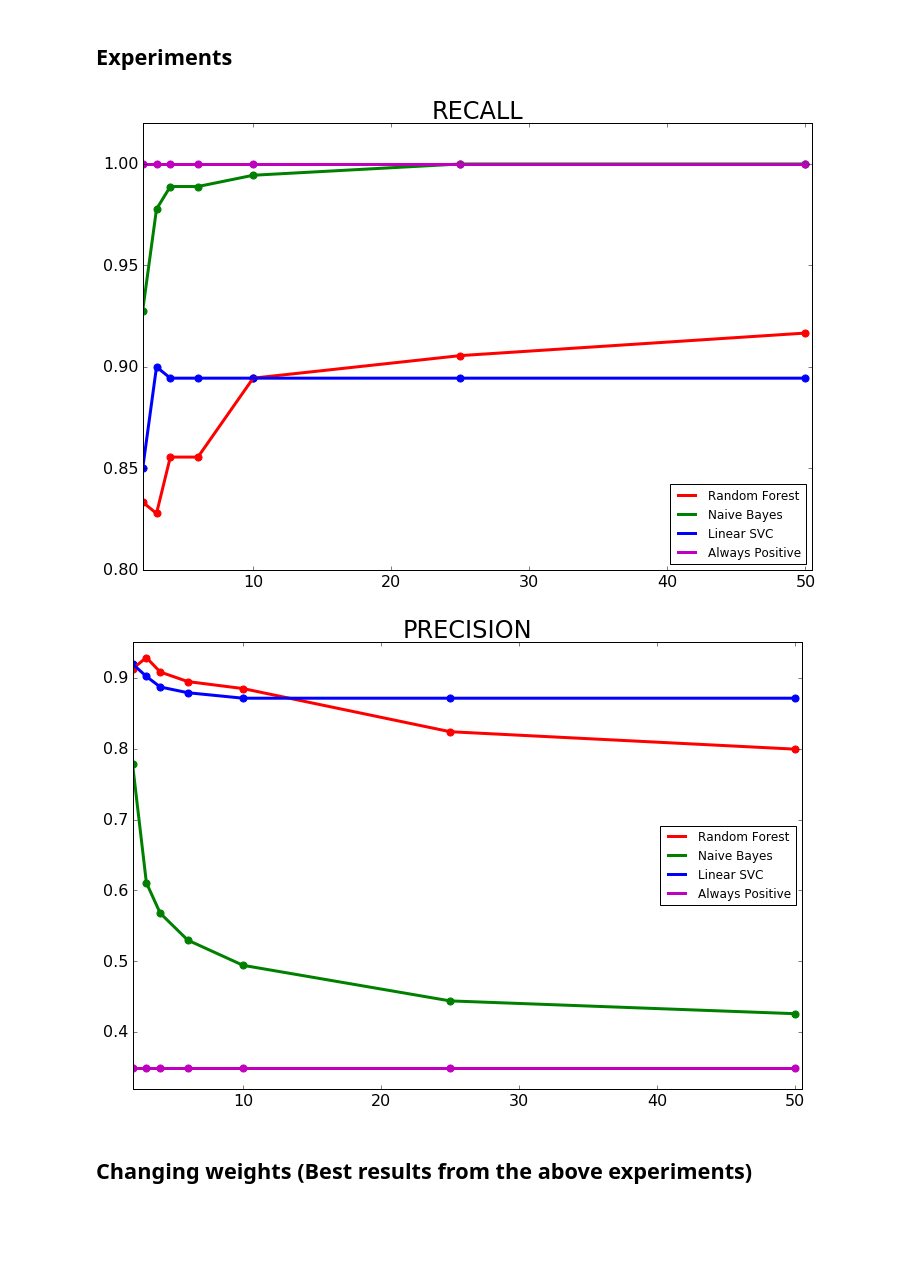
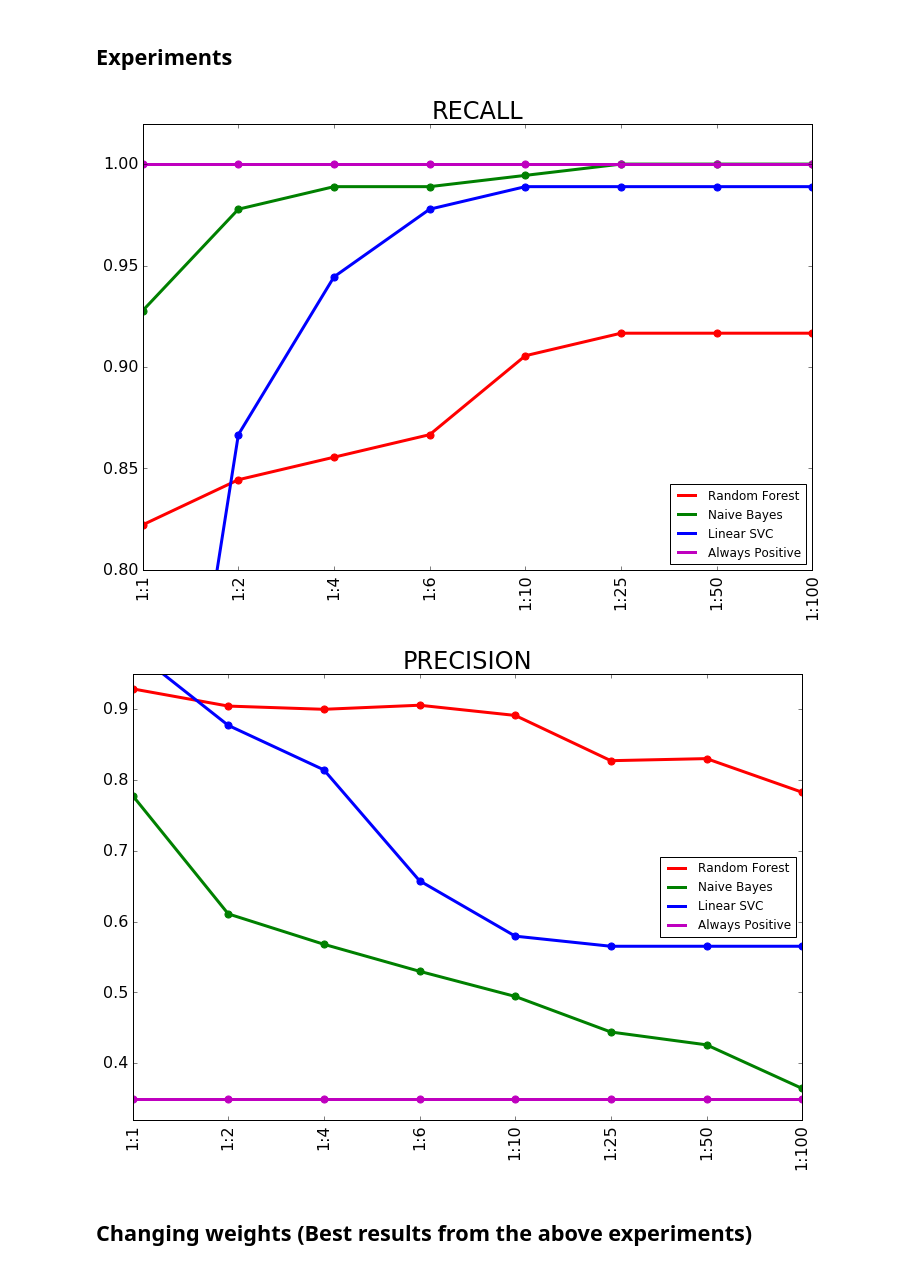
Before and after one commit to borjaeg/thete, a Jupyter notebook: Paper.ipynb, the cells around one changed output. Drawn from its saved outputs; the diff is of its cells as text; code cells hidden in the pictures; blank space fills up the shorter version.

Commit message:
refactoring experiments and axis plotting

```diff
--- a/Paper.ipynb
+++ b/Paper.ipynb
@@ -59,7 +59,8 @@ def is_significant(model_1, model_2, significance = 0.05):
 def save_image(image, url='../images/', name = 'default'):
     image.savefig(url + name)
 
-def plot_image(x, y, title="title", ylim = [0, 1.02], xlim = [2, 50.5], colors="rgbmyc", models=None, name="name"):
+def plot_image(x, y, title="title", ylim = [0, 1.02], xlim = [2, 50.5],
+               colors="rgbmyc", models=None, name="name", labels=[]):
     colors = colors
     models = models
     plt.figure(figsize=(12,8))
@@ -67,13 +68,14 @@ def plot_image(x, y, title="title", ylim = [0, 1.02], xlim = [2, 50.5], colors="
     plt.xlim(xlim)
     plt.title(title)
     for model, color in zip(models, colors):
-        plt.plot(costs, y[model[0]], color=color, label=model[0])
-        plt.scatter(costs, y[model[0]], color=color, s=50)
+        plt.plot(x, y[model[0]], color=color, label=model[0])
+        plt.scatter(x, y[model[0]], color=color, s=50)
         #plt.fill_between(costs, np.asarray(recall_avg[model[0]]) - recall_std[model[0]],
         #             np.asarray(recall_avg[model[0]]) + recall_std[model[0]],
         #             alpha=0.1, color=color)
 
     plt.style.use('paper.mplstyle')
+    plt.xticks(x, labels, rotation='vertical')
     plt.legend(loc='better')
 
     save_image(plt,'../images/', name)
@@ -169,11 +171,13 @@ permission 0.2263056092843327
 prohibition 0.6
 # %% [markdown]
 ## Experiments
+# %%
+labels = ["1:1","1:2","1:4","1:6","1:10","1:25", "1:50", "1:100"]
 # %%
 extractor = TfidfVectorizer(use_idf=True, stop_words=stop_words)
 
-costs = np.array([2, 3, 4, 6, 10, 25, 50])
-axis_costs = np.array([2, 3, 4, 6, 10, 25, 50])
+costs = np.array([2, 3, 4, 6, 10, 25, 50, 100])
+axis_costs = np.arange(1,9,1)
 extractor.fit(X)
 
 models = [#("Grammar", ProhibitionGrammarClassifier),
@@ -238,15 +242,15 @@ for estimator in models:
         precision_avg[estimator[0]].append(np.average(precisions))
         precision_std[estimator[0]].append(np.std(precisions))
 # %%
-plot_image(costs, recall_avg, title="RECALL", ylim = [0.8, 1.02],
-           xlim = [2, 50.5], colors="rgbmyc", models=models, name="recall")
+plot_image(axis_costs, recall_avg, title="RECALL", ylim = [0.8, 1.02],
+           xlim = [1, 8], colors="rgbmyc", models=models, name="recall", labels=labels)
 # %% [output]
-[figure, old version]
+[figure, new version]
 # %%
-plot_image(costs, precision_avg, title="PRECISION", ylim = [0.32, 0.95],
-           xlim = [2, 50.5], colors="rgbmyc", models=models, name="precision")
+plot_image(axis_costs, precision_avg, title="PRECISION", ylim = [0.32, 0.95],
+           xlim = [1, 8], colors="rgbmyc", models=models, name="precision", labels = labels)
 # %% [output]
-[figure, old version]
+[figure, new version]
 # %% [markdown]
 ## Changing weights (Best results from the above experiments)
 # %%
```
Also changed, not shown: parts of 9 cells of this notebook.
